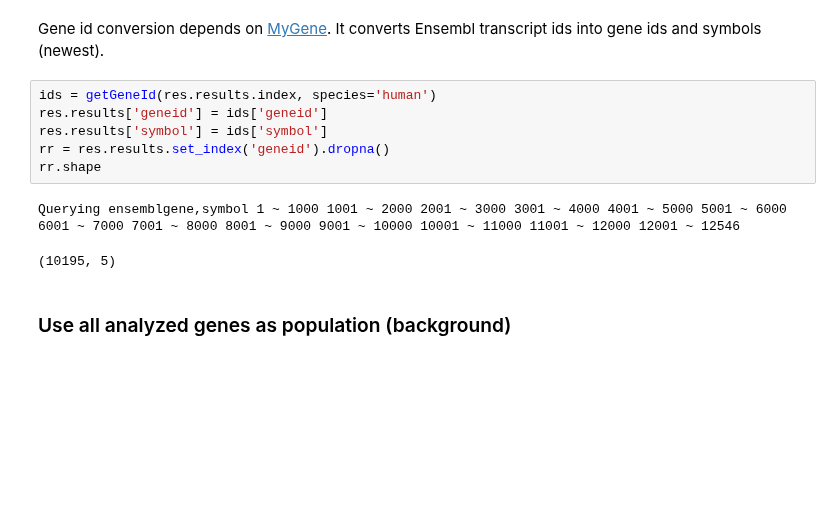
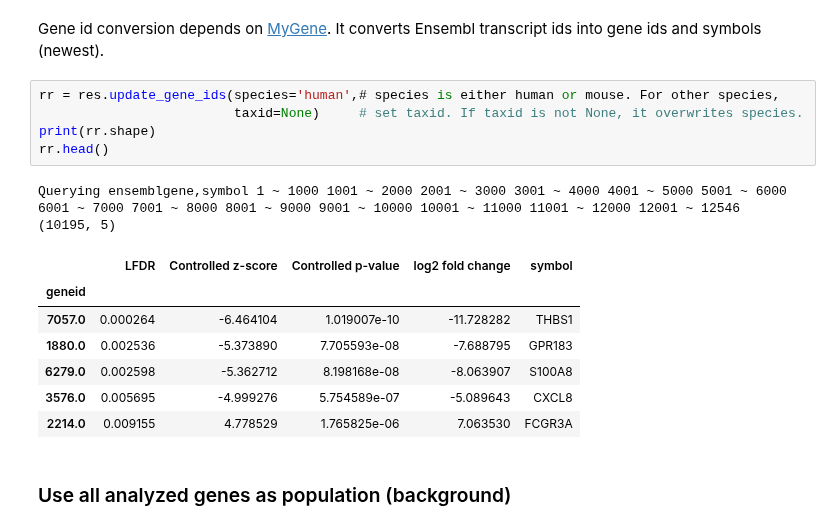
Before and after one commit to yjiangnan/rosely, a Jupyter notebook: examples/human_classical_vs_nonclassical_monocyte_study_RNA-seq_analysis.ipynb, the cells around one changed output. Cells and saved outputs as stored; diff of their text form; blank space fills up the shorter version.

```diff
--- a/examples/human_classical_vs_nonclassical_monocyte_study_RNA-seq_analysis.ipynb
+++ b/examples/human_classical_vs_nonclassical_monocyte_study_RNA-seq_analysis.ipynb
@@ -299,15 +299,21 @@ go-basic.obo: fmt(1.2) rel(2018-05-28) 47,248 GO Terms
 ### Convert gene ids
 # %% [markdown]
 Gene id conversion depends on [MyGene](http://docs.mygene.info/projects/mygene-py/en/latest/). It converts Ensembl transcript ids into gene ids and symbols (newest).
-# %%
-ids = getGeneId(res.results.index, species='human')
-res.results['geneid'] = ids['geneid']
-res.results['symbol'] = ids['symbol']
-rr = res.results.set_index('geneid').dropna()
-rr.shape
-# %% [output]
-Querying ensemblgene,symbol 1 ~ 1000 1001 ~ 2000 2001 ~ 3000 3001 ~ 4000 4001 ~ 5000 5001 ~ 6000 6001 ~ 7000 7001 ~ 8000 8001 ~ 9000 9001 ~ 10000 10001 ~ 11000 11001 ~ 12000 12001 ~ 12546
-(10195, 5)
+# %%
+rr = res.update_gene_ids(species='human',# species is either human or mouse. For other species,
+                         taxid=None)     # set taxid. If taxid is not None, it overwrites species.
+print(rr.shape)
+rr.head()
+# %% [output]
+Querying ensemblgene,symbol 1 ~ 1000 1001 ~ 2000 2001 ~ 3000 3001 ~ 4000 4001 ~ 5000 5001 ~ 6000 6001 ~ 7000 7001 ~ 8000 8001 ~ 9000 9001 ~ 10000 10001 ~ 11000 11001 ~ 12000 12001 ~ 12546
+(10195, 5)
+|  | LFDR | Controlled z-score | Controlled p-value | log2 fold change | symbol |
+| geneid |  |  |  |  |  |
+| 7057.0 | 0.000264 | -6.464104 | 1.019007e-10 | -11.728282 | THBS1 |
+| 1880.0 | 0.002536 | -5.373890 | 7.705593e-08 | -7.688795 | GPR183 |
+| 6279.0 | 0.002598 | -5.362712 | 8.198168e-08 | -8.063907 | S100A8 |
+| 3576.0 | 0.005695 | -4.999276 | 5.754589e-07 | -5.089643 | CXCL8 |
+| 2214.0 | 0.009155 | 4.778529 | 1.765825e-06 | 7.063530 | FCGR3A |
 # %% [markdown]
 ### Use all analyzed genes as population (background)
 # %%
```
Also changed, not shown: parts of 2 cells of this notebook.
